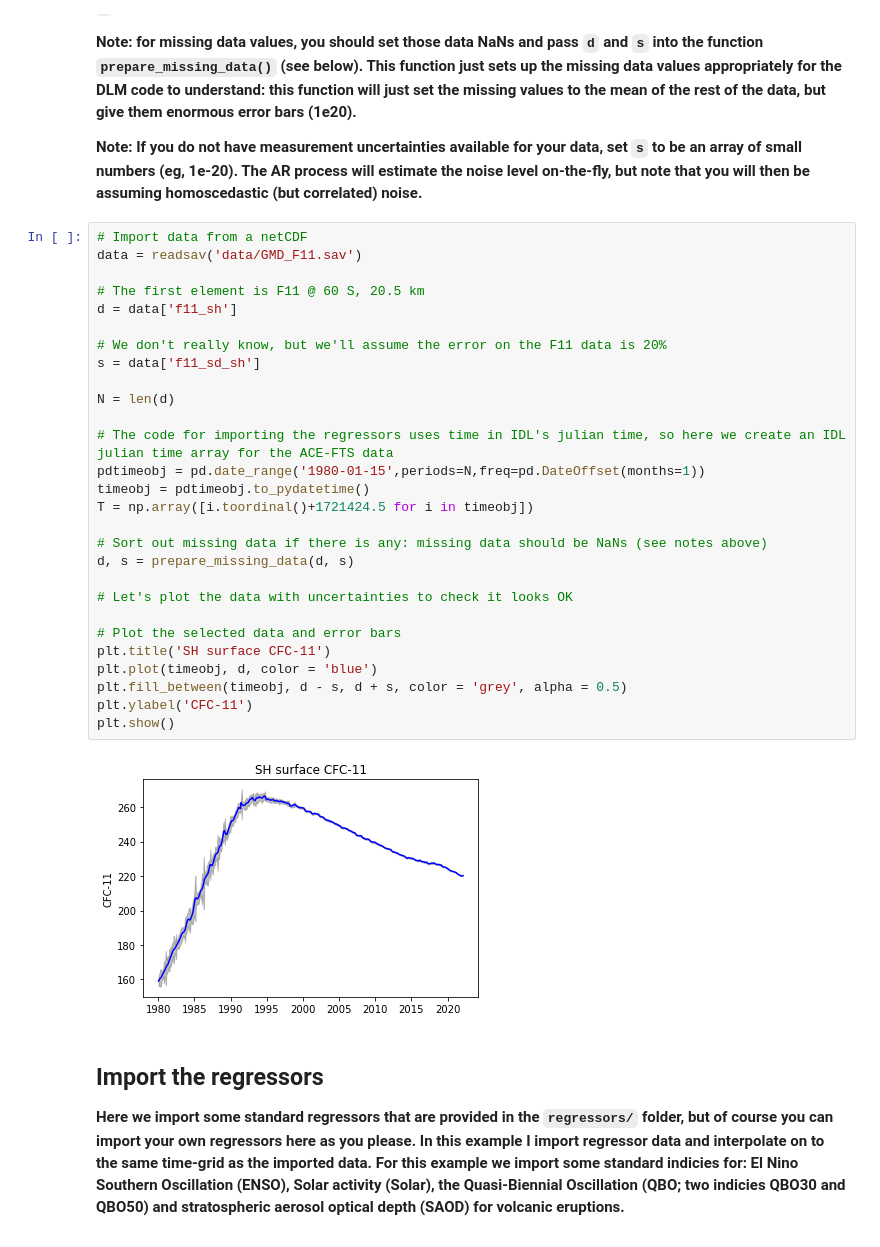
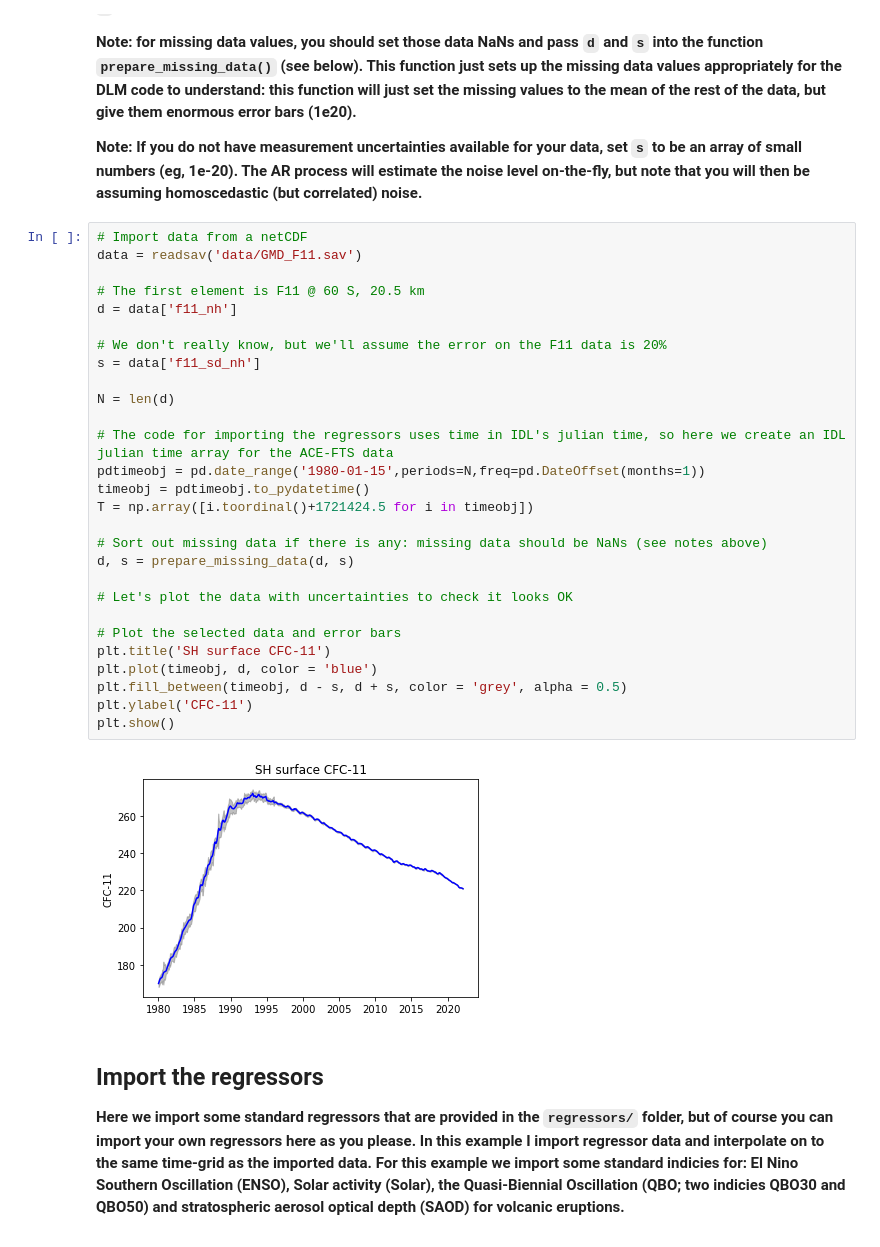
Before and after one commit to seand13/dlmf11, a Jupyter notebook: dlm_f11_surface_example-vanilla.ipynb, the cells around one changed output. Drawn from its saved outputs; the diff is of its cells as text.

```diff
--- a/dlm_f11_surface_example-vanilla.ipynb
+++ b/dlm_f11_surface_example-vanilla.ipynb
@@ -45,33 +42,33 @@ dlm_model = pickle.load(open('models/dlm_vanilla_ar1.pkl', 'rb'))
 # %%
 # Import data from a netCDF
 data = readsav('data/GMD_F11.sav')
 
 # The first element is F11 @ 60 S, 20.5 km
-d = data['f11_sh']
+d = data['f11_nh']
 
 # We don't really know, but we'll assume the error on the F11 data is 20%
-s = data['f11_sd_sh']
+s = data['f11_sd_nh']
 
 N = len(d)
 
 # The code for importing the regressors uses time in IDL's julian time, so here we create an IDL julian time array for the ACE-FTS data
 pdtimeobj = pd.date_range('1980-01-15',periods=N,freq=pd.DateOffset(months=1))
 timeobj = pdtimeobj.to_pydatetime()
 T = np.array([i.toordinal()+1721424.5 for i in timeobj])
 
 # Sort out missing data if there is any: missing data should be NaNs (see notes above)
 d, s = prepare_missing_data(d, s)
 
 # Let's plot the data with uncertainties to check it looks OK
 
 # Plot the selected data and error bars
 plt.title('SH surface CFC-11')
 plt.plot(timeobj, d, color = 'blue')
 plt.fill_between(timeobj, d - s, d + s, color = 'grey', alpha = 0.5)
 plt.ylabel('CFC-11')
 plt.show()
 # %% [output]
-[figure, old version]
+[figure, new version]
 # %% [markdown]
 ## Import the regressors
 
```
Also changed, not shown: parts of 9 cells of this notebook, 1 other file.
